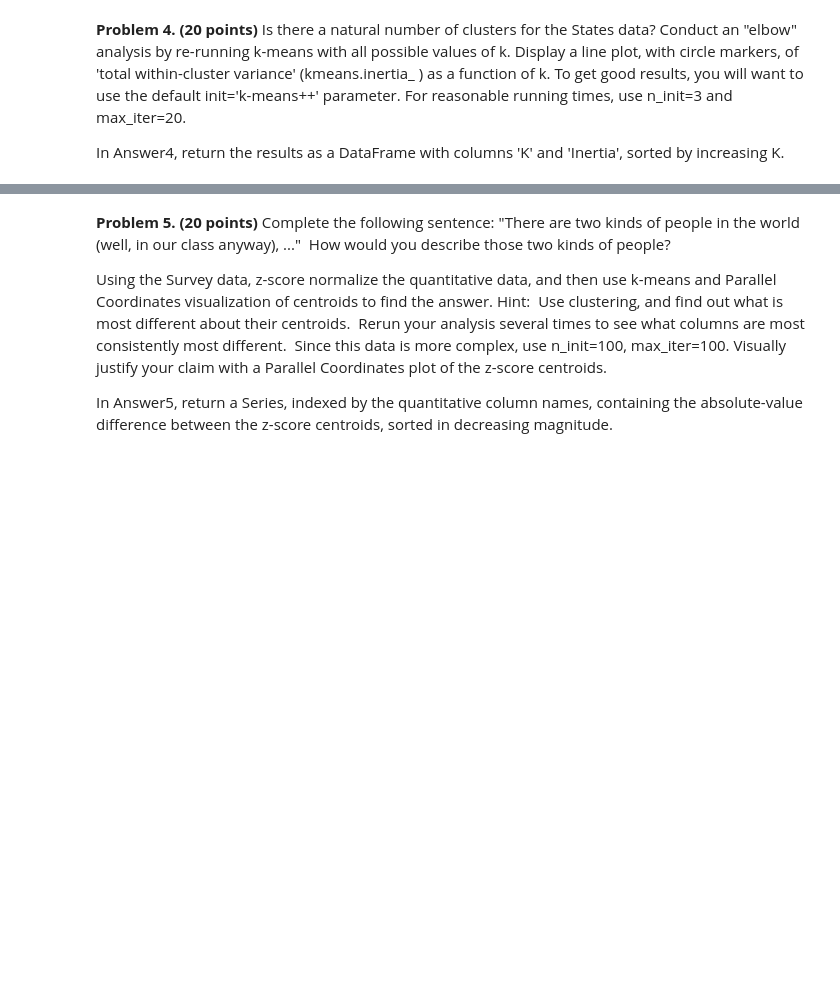
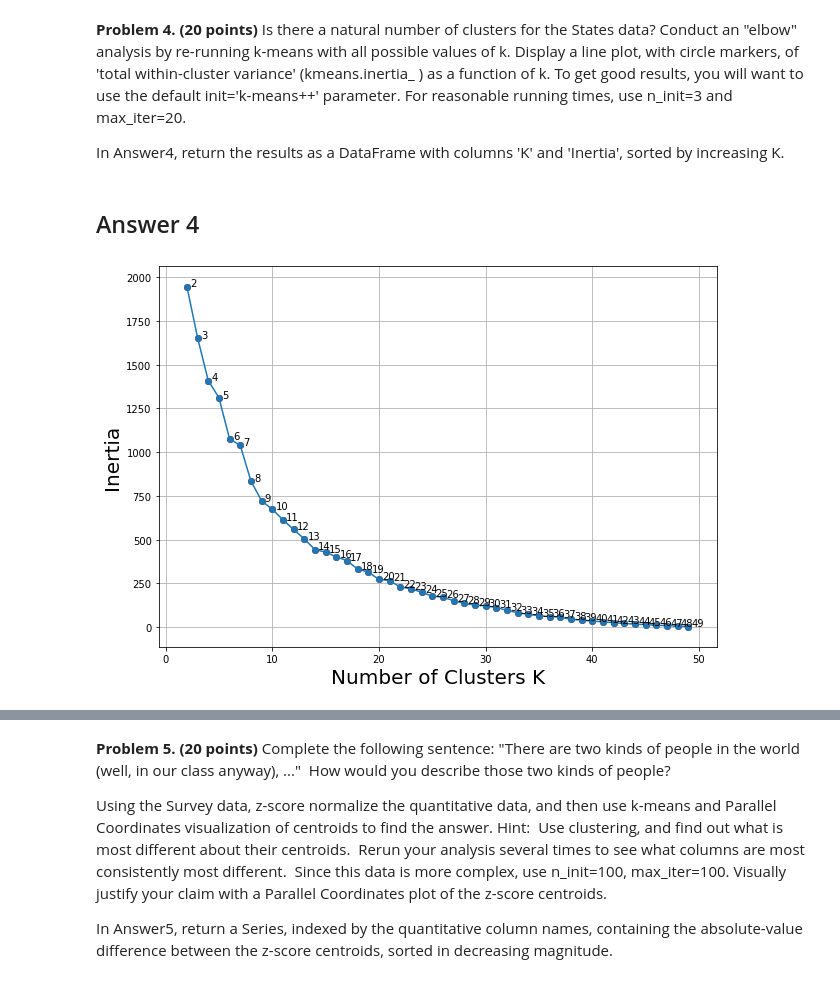
Before and after one commit to deshwalmahesh/Project-KMeans-MDS-Parallel-Coordinates, a Jupyter notebook: 5373488_1_homework07.ipynb, the cells around one changed output, grey strips where cells are left out. Drawn from its saved outputs; the diff is of its cells as text; code cells hidden in the pictures; blank space fills up the shorter version.

```diff
--- a/5373488_1_homework07.ipynb
+++ b/5373488_1_homework07.ipynb
@@ -202,0 +236,35 @@ Answer4
+# %% [markdown]
+## Answer 4
+# %%
+# Problem 4
+# Insert your work here
+
+cluster_range=range(2,50)  # setting a cluster ranger from 2 to 50
+cluster_error=[]    # to capture the errors in the clusters
+
+for num in cluster_range:  #loop to check cluster errors for different number of clusters
+    k_mean = KMeans(n_clusters=num,random_state=SEED,n_init=3,max_iter=20).fit(X_input)
+    # fitting the data in the clustering model.
+    cluster_error.append(k_mean.inertia_)
+    # getting the cluster errors and appending a list names cluster error.
+
+
+Answer4=pd.DataFrame({'K':cluster_range, 'Inertia':cluster_error}) # Required Answer Dataframe.
+
+from pylab import rcParams
+rcParams['figure.figsize'] = (10,7)  # updating the figsize
+plt.plot(Answer4['K'], Answer4['Inertia'], marker="o")  # plotting the elbow plot.
+for i,t in enumerate(Answer4['K']):
+    x = Answer4['K'][i]
+    y = Answer4['Inertia'][i]
+    # get values of the X, Y coordinates
+    plt.scatter(x, y, marker='o', color='red')
+    plt.text(x+0.3, y+0.3, t, fontsize=10) # annote the values
+
+plt.xlabel('Number of Clusters K', fontsize=20)
+plt.ylabel('Inertia', fontsize=20)
+# set x, y axis label
+plt.grid()
+plt.show()
+# %% [output]
+[figure, added]
```
Also changed, not shown: parts of 20 cells of this notebook.
